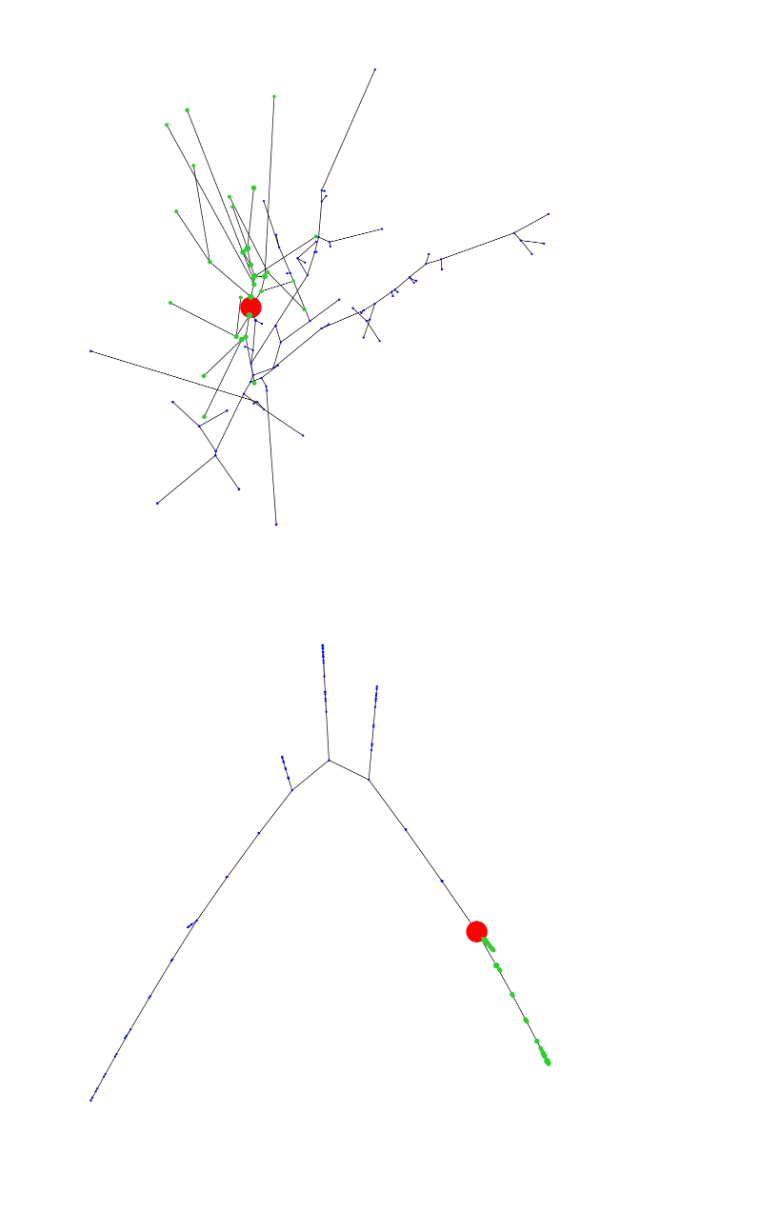
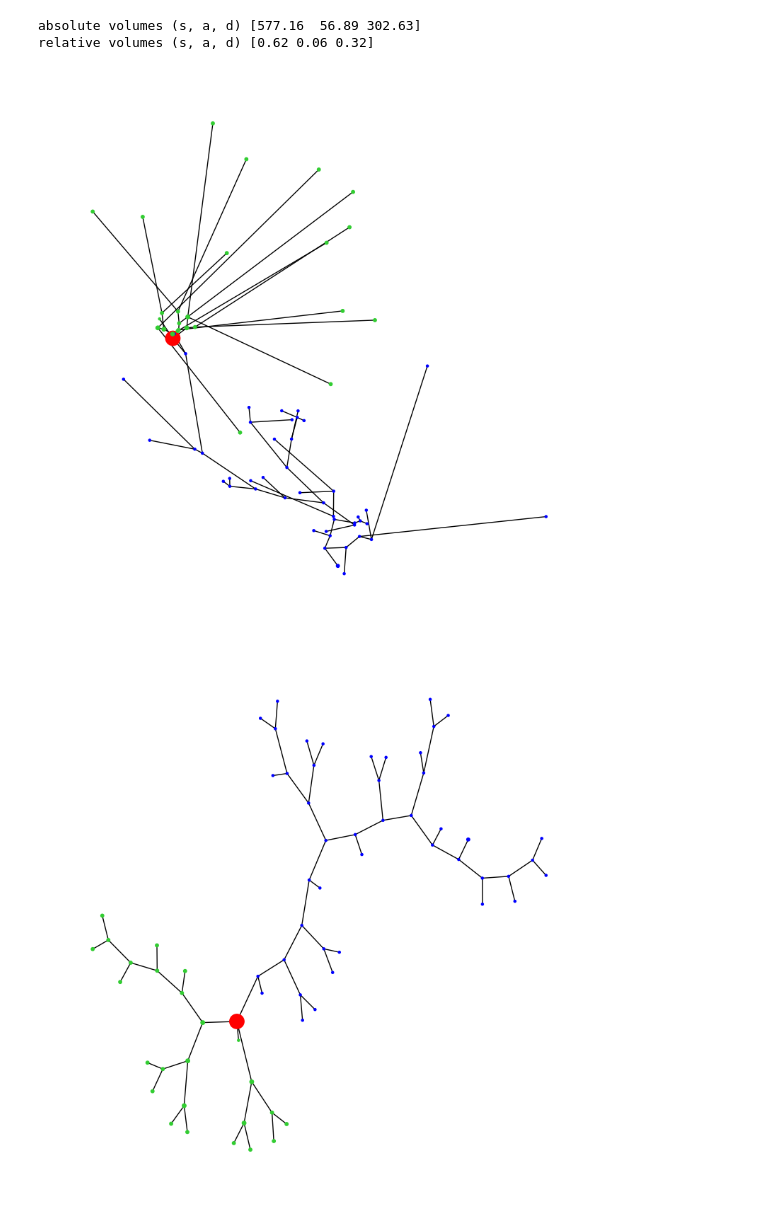
Before and after one commit to dkornai/SSD-in-Neurons, a Jupyter notebook: networkx_from_swc.ipynb, the cells around one changed output. Cells and saved outputs as stored; diff of their text form; code cells hidden in the pictures; blank space fills up the shorter version.

Commit message:
added new functions to simplify real neuronal graphs

```diff
--- a/networkx_from_swc.ipynb
+++ b/networkx_from_swc.ipynb
@@ -43,21 +126,3 @@ def edge_volume(input_df, node_id, parent_id):
 # %%
-G = nx.Graph()
-for index, row in df.iterrows():
-    G.add_node(int(row['comp_id']), nodetype = int(row['type']), radius = float(row['radius']))
-
-for index, row in df.iterrows():
-    if index > 0:
-        G.add_edge(
-            int(row['comp_id']), int(row['parent_id']),
-            volume = edge_volume(df, int(row['comp_id']), int(row['parent_id'])),
-            edgetype = row['type']
-                  )
-
-
-xy_coordinates = list(df[['x', 'y']].itertuples(index=False, name=None))
-xy_coordinates = {row[0]: tuple(row[1:])[0] for row in zip(df['comp_id'], xy_coordinates)}
-
-node_colors = [color_dict[t] for t in df['type']]
-
-node_radius = np.array([row['radius'] for index, row in df.iterrows()])
-node_radius = node_radius*(5/np.min(node_radius))
+neuron_graph_full = nxgraph_from_swc_df(full_swc_df)
+volume_by_type(neuron_graph_full)
@@ -110,0 +165,3 @@ for i in range(len(transition_nodes)):
+# %%
+filtered_swc_df = remove_transition_nodes(neuron_graph_full, full_swc_df)
+filtered_swc_df
@@ -111,17 +182,11 @@ for i in range(len(transition_nodes)):
+# %%
+neuron_graph_filtered = nxgraph_from_swc_df(filtered_swc_df)
+volume_by_type(neuron_graph_filtered)
+# %% [output]
+absolute volumes (s, a, d) [577.16  56.89 302.63]
+relative volumes (s, a, d) [0.62 0.06 0.32]
 # %%
-pos = nx.spectral_layout(G)
-
-xy_coordinates = {element:xy_coordinates[element] for element in xy_coordinates if element not in transition_nodes}
-node_colors = [element for i, element in enumerate(node_colors) if i not in transition_node_index]
-node_radius = [element for i, element in enumerate(node_radius) if i not in transition_node_index]
-
-fig, ax = plt.subplots(figsize=(15, 15))
-nx.draw(G, pos=xy_coordinates, node_size=node_radius, ax=ax, node_color = node_colors)
-plt.show()
-
-fig, ax = plt.subplots(figsize=(15, 15))
-nx.draw(G, pos=pos, node_size=node_radius, ax=ax, node_color = node_colors)
-plt.show()
+plot_neuron_graph(neuron_graph_filtered, filtered_swc_df)
 # %% [output]
-[figure, old version]
+[figure, new version]
-[figure, old version]
+[figure, new version]
```
Also changed, not shown: parts of 11 cells of this notebook.
